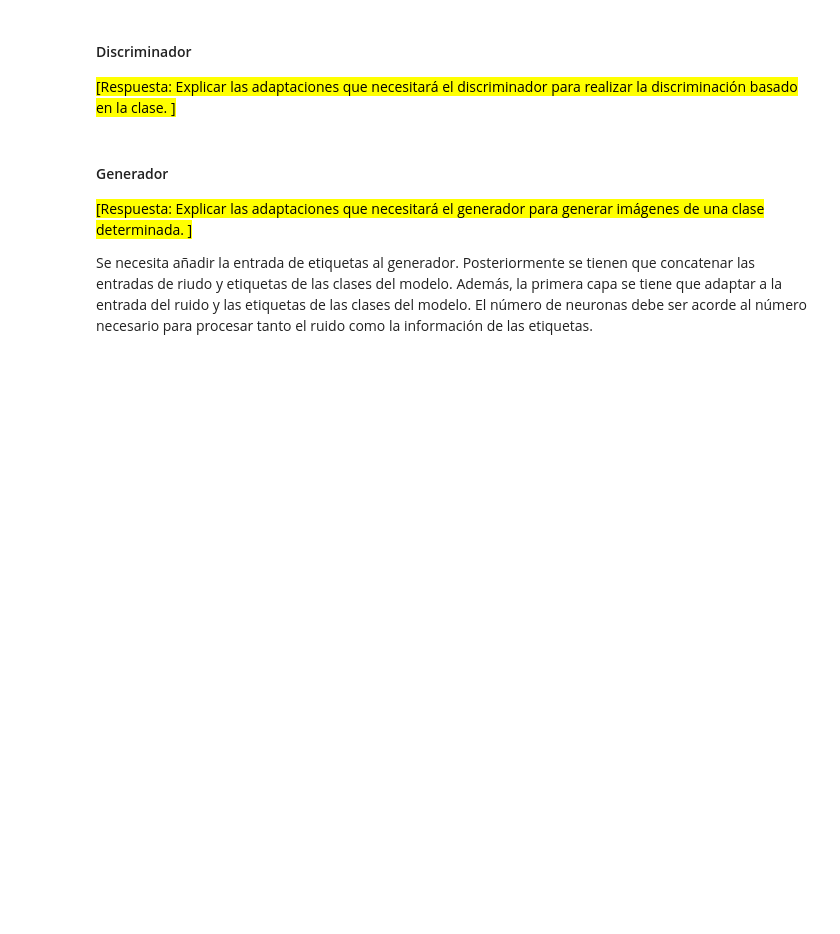
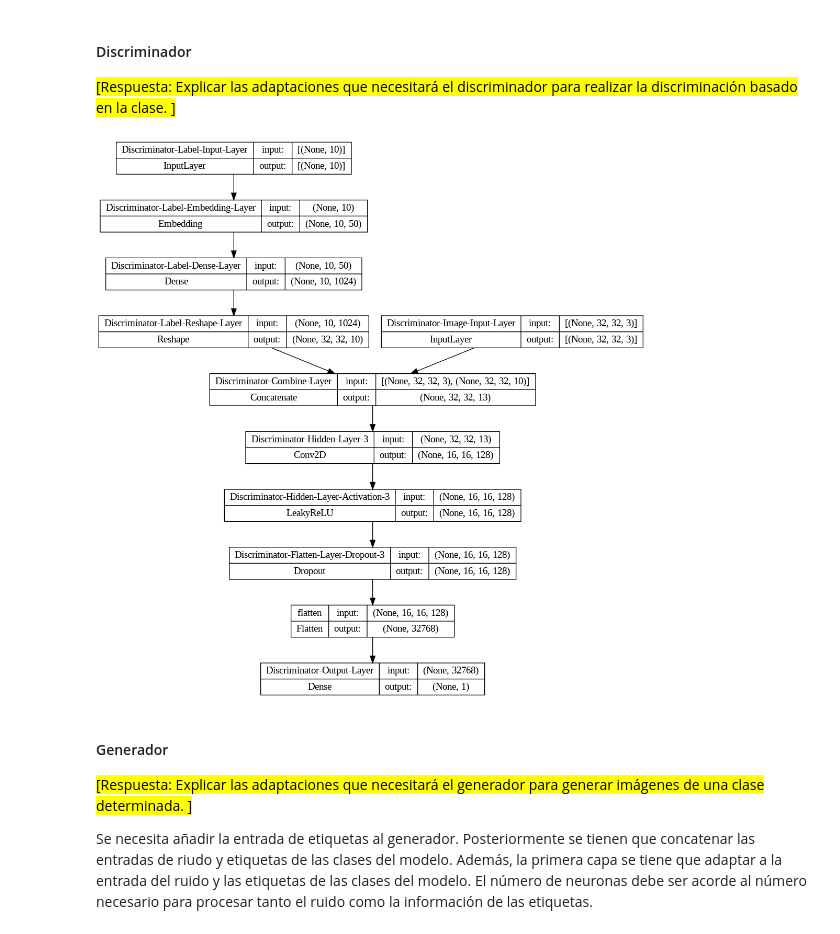
Before and after one commit to AlviPat9/AppliedDSCapstone, a Jupyter notebook: PEC1_Alvaro_Marcos_Canedo.ipynb, the cells around one changed output. Saved outputs shown, nothing was run; the diff lists cells and outputs as text; code cells hidden in the pictures; blank space fills up the shorter version.

```diff
--- a/PEC1_Alvaro_Marcos_Canedo.ipynb
+++ b/PEC1_Alvaro_Marcos_Canedo.ipynb
@@ -767,42 +770,53 @@ Las cGAN destacan por su capacidad para generar muestras condicionadas, proporci
 # %%
 # INICIO_RESPUESTA 6/7
 # Requisitos: Implemente el discriminador para la GAN condicional, utilice la estructura del discriminador original y adáptela para que funcione con las etiquetas de clase
 #             (utilice la variable «discriminator» para almacenar el discriminador tal y como se hizo en el caso base)
 # Nota: se recomienda utilizar la API funcional para desarrollar este apartado.
 
-input_shape = (28, 28, 3)
-n_classes = 10
+in_shape = (32, 32, 3,)
 
-input_label = tf.keras.layers.Input(shape=(1,))
+# Label Inputs
+in_label = keras.layers.Input(shape=(10,), name='Discriminator-Label-Input-Layer') # Input Layer
+lbls = keras.layers.Embedding(10, 50, name='Discriminator-Label-Embedding-Layer')(in_label) # Embed label to vector
 
-# Embedding layer
-emb = tf.keras.layers.Embedding(10, 50)(input_label)
-emb = tf.keras.layers.Dense(28 * 28 * 3)(emb)
-emb = tf.keras.layers.Reshape((28, 28, 3))(emb)
+# Scale up to image dimensions
+n_nodes = in_shape[0] * in_shape[1]
+lbls = keras.layers.Dense(n_nodes, name='Discriminator-Label-Dense-Layer')(lbls)
+lbls = keras.layers.Reshape((in_shape[0], in_shape[1], 10), name='Discriminator-Label-Reshape-Layer')(lbls) # New shape
 
-# Input image
-inp_image = tf.keras.layers.Input(shape=input_shape)
+# Image Inputs
+in_image = keras.layers.Input(shape=in_shape, name='Discriminator-Image-Input-Layer')
 
-# Concatenate both labels
-concat = tf.keras.layers.Concatenate()([inp_image, emb])
+# Combine both inputs so it has two channels
+concat = keras.layers.Concatenate(name='Discriminator-Combine-Layer')([in_image, lbls])
 
-# Anterior modelo de discriminador
-discr = tf.keras.layers.Conv2D(32, kernel_size=4, strides=2, padding="same", activation=keras.layers.LeakyReLU(0.2))(concat)
-discr = tf.keras.layers.BatchNormalization()(discr)
-discr = tf.keras.layers.Dropout(0.4)(discr)
-discr = tf.keras.layers.Conv2D(64, kernel_size=4, strides=2, padding="same", activation=keras.layers.LeakyReLU(0.2))(concat)
-discr = tf.keras.layers.BatchNormalization()(discr)
-discr = tf.keras.layers.Dropout(0.4)(discr)
-discr = tf.keras.layers.Conv2D(128, kernel_size=4, strides=2, padding="same", activation=keras.layers.LeakyReLU(0.2))(concat)
-discr = tf.keras.layers.Dropout(0.4)(discr)
+# Hidden Layer 1
+h = keras.layers.Conv2D(filters=32, kernel_size=(4,4), strides=(2,2), padding='same', name='Discriminator-Hidden-Layer-1')(concat)
+h = keras.layers.LeakyReLU(alpha=0.2, name='Discriminator-Hidden-Layer-Activation-1')(h)
+h = tf.keras.layers.BatchNormalization()(h)
+h = keras.layers.Dropout(0.4, name='Discriminator-Flatten-Layer-Dropout-1')(h)
 
-# Capa de output
-out_layer = tf.keras.layers.Dense(1, activation="sigmoid")(discr)
+# Hidden Layer 2
+h = keras.layers.Conv2D(filters=64, kernel_size=(4,4), strides=(2,2), padding='same', name='Discriminator-Hidden-Layer-2')(concat)
+h = keras.layers.LeakyReLU(alpha=0.2, name='Discriminator-Hidden-Layer-Activation-2')(h)
+h = tf.keras.layers.BatchNormalization()(h)
+h = keras.layers.Dropout(0.4, name='Discriminator-Flatten-Layer-Dropout-2')(h)
 
-# Generar modelo
-discriminator = tf.keras.Model([inp_image, input_label], out_layer)
+# Flatten and Output Layers
+h = keras.layers.Conv2D(filters=128, kernel_size=(4,4), strides=(2,2), padding='same', name='Discriminator-Hidden-Layer-3')(concat)
+h = keras.layers.LeakyReLU(alpha=0.2, name='Discriminator-Hidden-Layer-Activation-3')(h)
+h = keras.layers.Dropout(0.4, name='Discriminator-Flatten-Layer-Dropout-3')(h)
+h = keras.layers.Flatten()(h)
 
+output_layer = keras.layers.Dense(1, activation='sigmoid', name='Discriminator-Output-Layer')(h) # Output Layer
+
+# Define model
+discriminator = keras.Model([in_image, in_label], output_layer, name='Discriminator')
+
+tf.keras.utils.plot_model(discriminator, show_shapes=True)
 # FIN_RESPUESTA
+# %% [output]
+[figure, added]
 # %% [markdown]
 #### Generador
 <mark>\[Respuesta: Explicar las adaptaciones que necesitará el generador para generar imágenes de una clase determinada. \]</mark>
```
Also changed, not shown: parts of 10 cells of this notebook.
